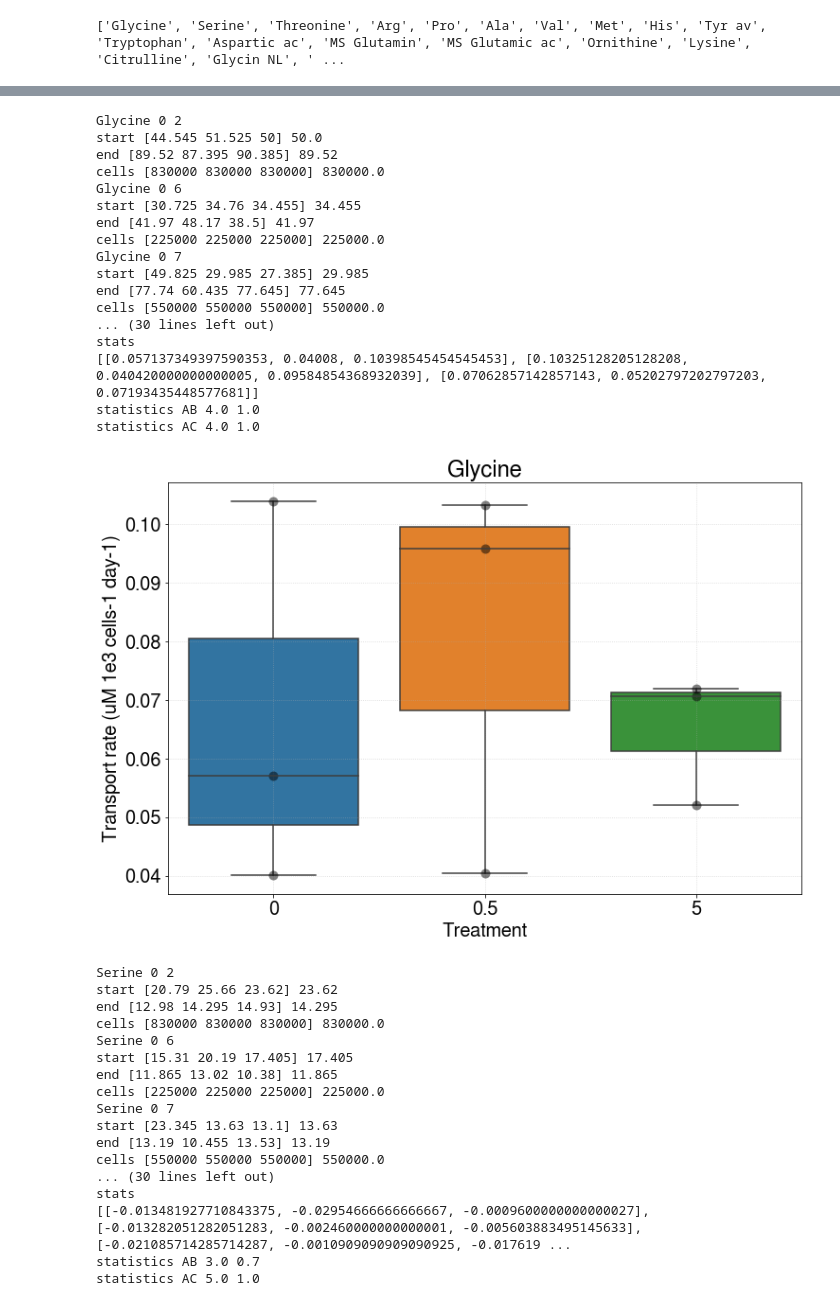
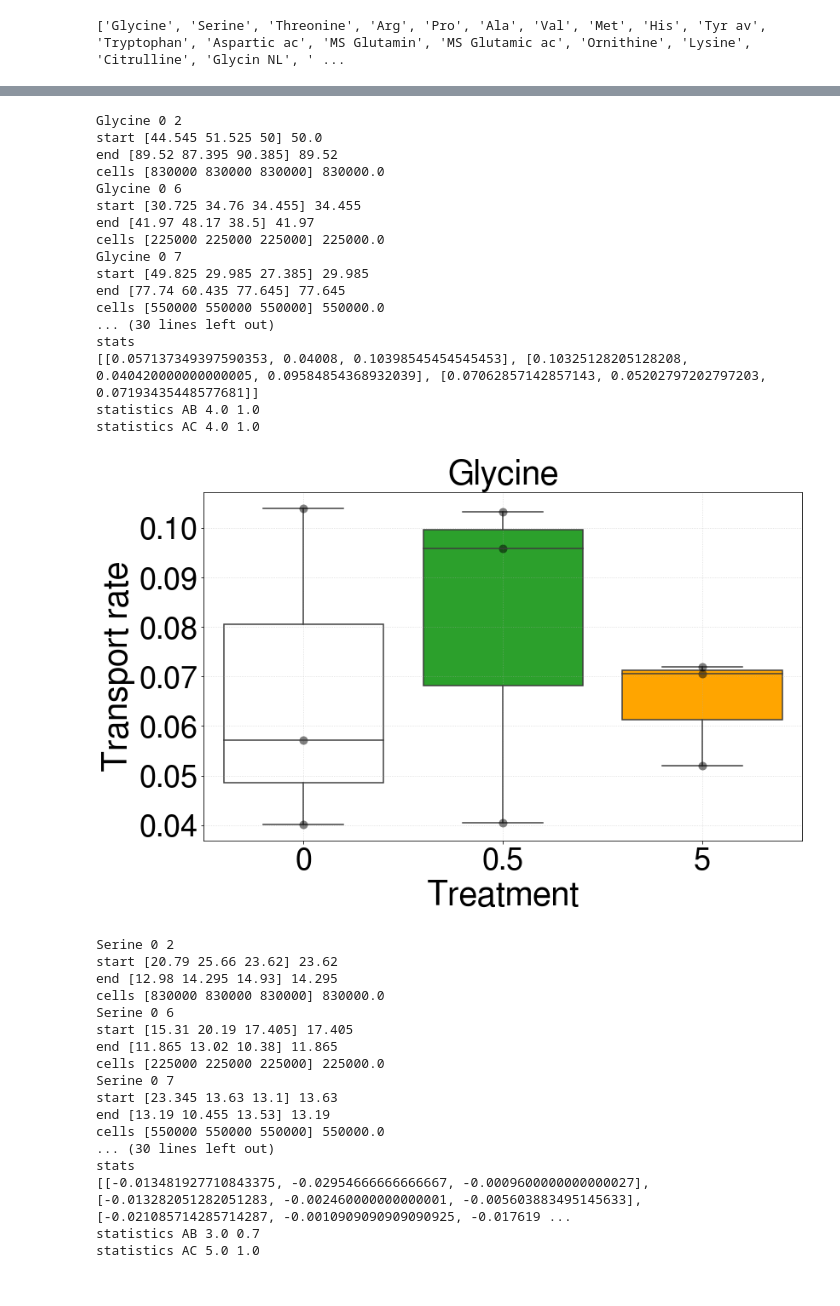
Before and after one commit to adelomana/HUVECs, a Jupyter notebook: Fig.3.transport/transport rates.ipynb, the cells around one changed output, grey strips where cells are left out. Saved outputs shown, nothing was run; the diff lists cells and outputs as text; code cells hidden in the pictures.

Commit message:
complted SIF1, transport rates

```diff
--- a/Fig.3.transport/transport rates.ipynb
+++ b/Fig.3.transport/transport rates.ipynb
@@ -76,7 +76,10 @@ for metabolite in metabolites:
     #
     # plot figure
     #
-    seaborn.boxplot(data=boxes)
+    canvas = seaborn.boxplot(data=boxes)
+    canvas.artists[0].set_facecolor('white')
+    canvas.artists[1].set_facecolor('#2CA02C')
+    canvas.artists[2].set_facecolor('#FFA500')
 
     # scatter
     for i in range(len(boxes)):
@@ -182,8 +185,10 @@ for metabolite in metabolites:
     #
     # plot figure
     #
-    #matplotlib.pyplot.boxplot(boxes, showcaps=False, medianprops=dict(linewidth=2, color='black'), boxprops=dict(linewidth=2, color='gray'), whiskerprops=dict(linewidth=2, color='gray'))
-    seaborn.boxplot(data=boxes)
+    canvas = seaborn.boxplot(data=boxes)
+    canvas.artists[0].set_facecolor('white')
+    canvas.artists[1].set_facecolor('#2CA02C')
+    canvas.artists[2].set_facecolor('#FFA500')
 
     # scatter
     for i in range(len(boxes)):
@@ -226,3 +231,7 @@ metabolites = df.columns[12:33].to_list()
 print(metabolites, len(metabolites))
 # %% [output]
 ['Glycine', 'Serine', 'Threonine', 'Arg', 'Pro', 'Ala', 'Val', 'Met', 'His', 'Tyr av', 'Tryptophan', 'Aspartic ac', 'MS Glutamin', 'MS Glutamic ac', 'Ornithine', 'Lysine', 'Citrulline', 'Glycin NL', ' ...
+# %%
+metabolites.remove('Glycin NL')
+
+print(metabolites, len(metabolites))
@@ -275,39 +317,44 @@ for metabolite in metabolites:
     #
     # plot figure
     #
-    seaborn.boxplot(data=boxes)
+    canvas = seaborn.boxplot(data=boxes)
+    canvas.artists[0].set_facecolor('white')
+    canvas.artists[1].set_facecolor('#2CA02C')
+    canvas.artists[2].set_facecolor('#FFA500')
 
     # scatter
     for i in range(len(boxes)):
         for element in boxes[i]:
             matplotlib.pyplot.plot(i, element, 'o', color='black', alpha=0.5, ms=10, mew=0)
 
     # close figure
-    matplotlib.pyplot.title(metabolite)
-    matplotlib.pyplot.xlabel('Treatment')
-    matplotlib.pyplot.ylabel('Transport rate (uM 1e3 cells-1 day-1)')
-    matplotlib.pyplot.xticks([0, 1, 2], ['0', '0.5', '5'])
+    matplotlib.pyplot.title(metabolite_names[metabolite], fontsize=40)
+    matplotlib.pyplot.xlabel('Treatment', fontsize=40)
+    matplotlib.pyplot.ylabel('Transport rate', fontsize=40)
+    matplotlib.pyplot.xticks([0, 1, 2], ['0', '0.5', '5'], fontsize=36)
+    matplotlib.pyplot.yticks(fontsize=36)
     matplotlib.pyplot.grid(ls=':', alpha=0.5)
+    matplotlib.pyplot.tight_layout()
     matplotlib.pyplot.show()
 # %% [output]
 Glycine 0 2
 start [44.545 51.525 50] 50.0
 end [89.52 87.395 90.385] 89.52
 cells [830000 830000 830000] 830000.0
 Glycine 0 6
 start [30.725 34.76 34.455] 34.455
 end [41.97 48.17 38.5] 41.97
 cells [225000 225000 225000] 225000.0
 Glycine 0 7
 start [49.825 29.985 27.385] 29.985
 end [77.74 60.435 77.645] 77.645
 cells [550000 550000 550000] 550000.0
 ... (30 lines left out)
 stats
 [[0.057137349397590353, 0.04008, 0.10398545454545453], [0.10325128205128208, 0.040420000000000005, 0.09584854368932039], [0.07062857142857143, 0.05202797202797203, 0.07193435448577681]]
 statistics AB 4.0 1.0
 statistics AC 4.0 1.0
-[figure, old version]
+[figure, new version]
 Serine 0 2
 start [20.79 25.66 23.62] 23.62
 end [12.98 14.295 14.93] 14.295
```
Also changed, not shown: parts of 5 cells of this notebook.
